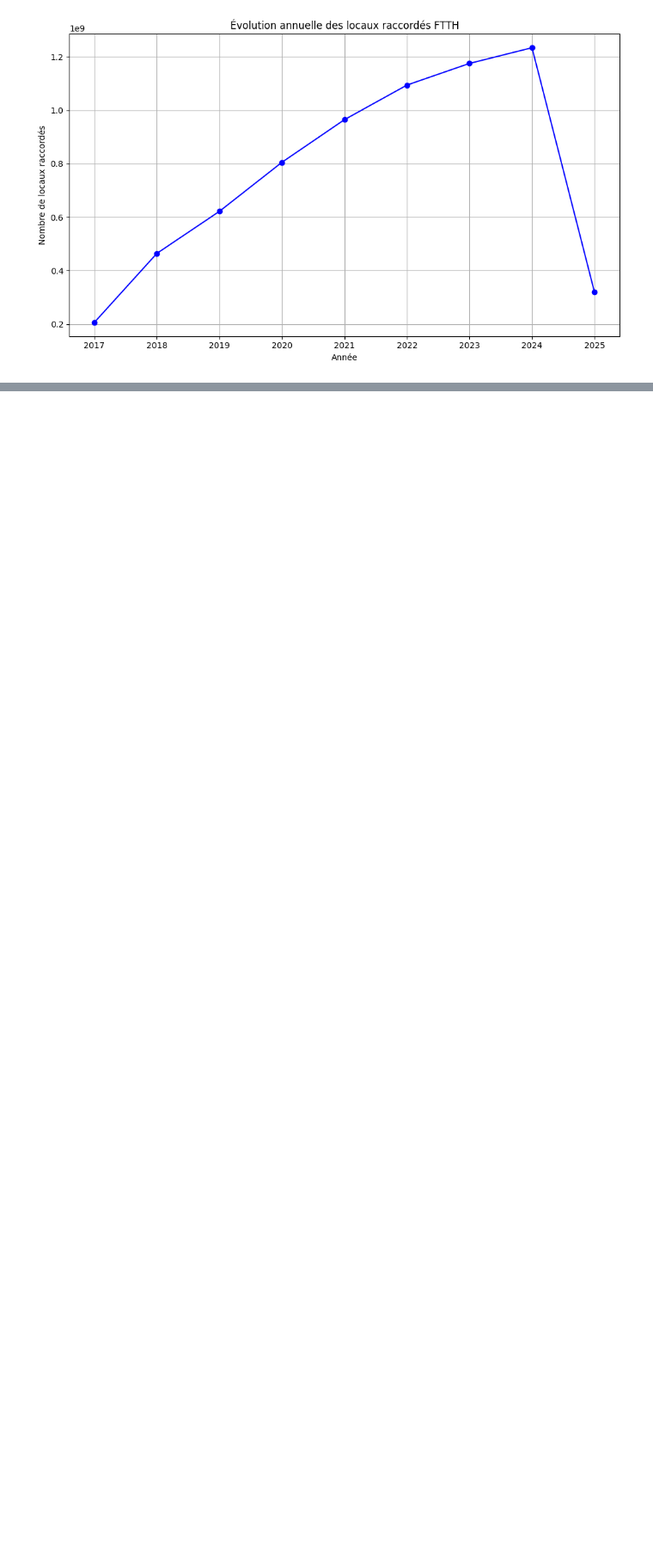
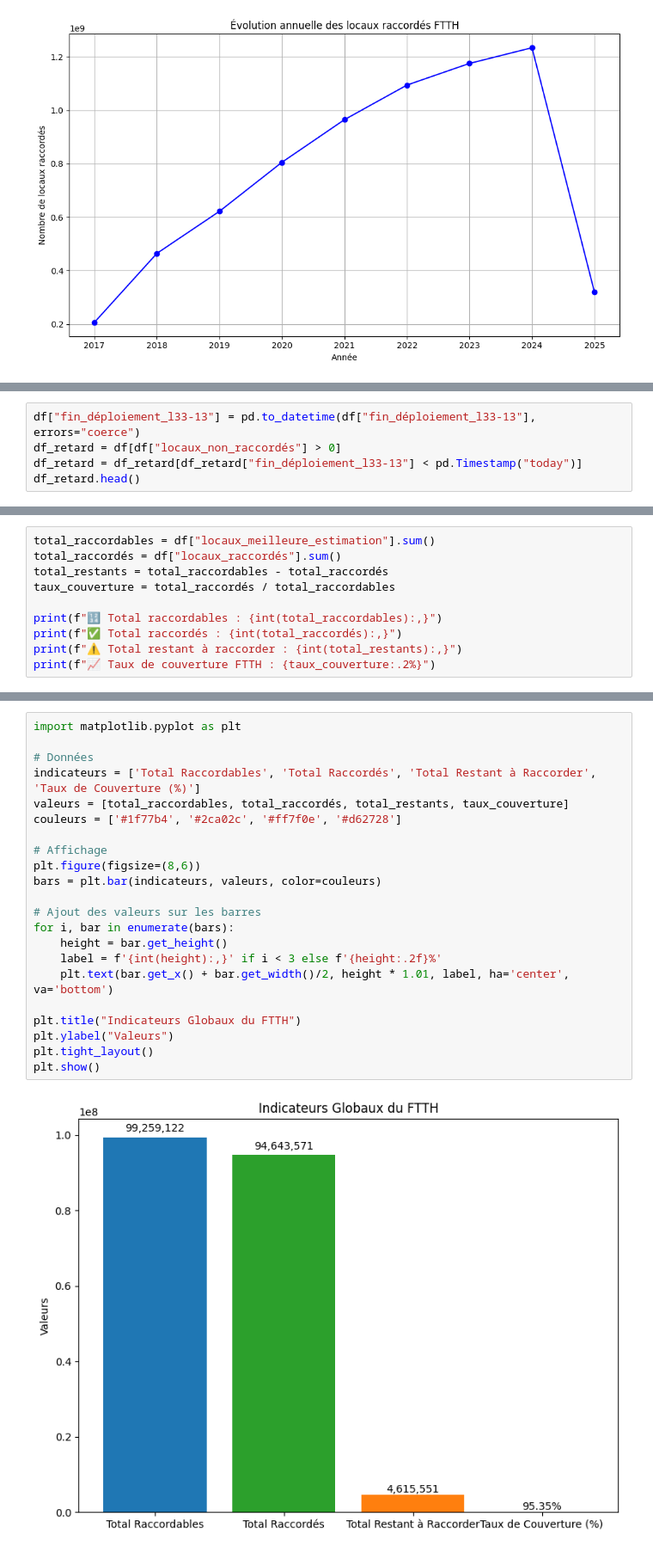
Before and after one commit to khelifaYacine/deployment_ftth_2017_2025-, a Jupyter notebook: Consultation_a.ipynb, the cells around one changed output, grey strips where cells are left out. Shown at 86% size. Drawn from its saved outputs; the diff is of its cells as text; blank space fills up the shorter version.

```diff
--- a/Consultation_a.ipynb
+++ b/Consultation_a.ipynb
@@ -281,0 +401,5 @@ plt.show()
+# %%
+df["fin_déploiement_l33-13"] = pd.to_datetime(df["fin_déploiement_l33-13"], errors="coerce")
+df_retard = df[df["locaux_non_raccordés"] > 0]
+df_retard = df_retard[df_retard["fin_déploiement_l33-13"] < pd.Timestamp("today")]
+df_retard.head()
@@ -281,0 +414,10 @@ plt.show()
+# %%
+total_raccordables = df["locaux_meilleure_estimation"].sum()
+total_raccordés = df["locaux_raccordés"].sum()
+total_restants = total_raccordables - total_raccordés
+taux_couverture = total_raccordés / total_raccordables
+
+print(f"🔢 Total raccordables : {int(total_raccordables):,}")
+print(f"✅ Total raccordés : {int(total_raccordés):,}")
+print(f"⚠️ Total restant à raccorder : {int(total_restants):,}")
+print(f"📈 Taux de couverture FTTH : {taux_couverture:.2%}")
@@ -281,0 +429,24 @@ plt.show()
+# %%
+import matplotlib.pyplot as plt
+
+# Données
+indicateurs = ['Total Raccordables', 'Total Raccordés', 'Total Restant à Raccorder', 'Taux de Couverture (%)']
+valeurs = [total_raccordables, total_raccordés, total_restants, taux_couverture]
+couleurs = ['#1f77b4', '#2ca02c', '#ff7f0e', '#d62728']
+
+# Affichage
+plt.figure(figsize=(8,6))
+bars = plt.bar(indicateurs, valeurs, color=couleurs)
+
+# Ajout des valeurs sur les barres
+for i, bar in enumerate(bars):
+    height = bar.get_height()
+    label = f'{int(height):,}' if i < 3 else f'{height:.2f}%'
+    plt.text(bar.get_x() + bar.get_width()/2, height * 1.01, label, ha='center', va='bottom')
+
+plt.title("Indicateurs Globaux du FTTH")
+plt.ylabel("Valeurs")
+plt.tight_layout()
+plt.show()
+# %% [output]
+[figure, added]
```
Also changed, not shown: parts of 10 cells of this notebook.
